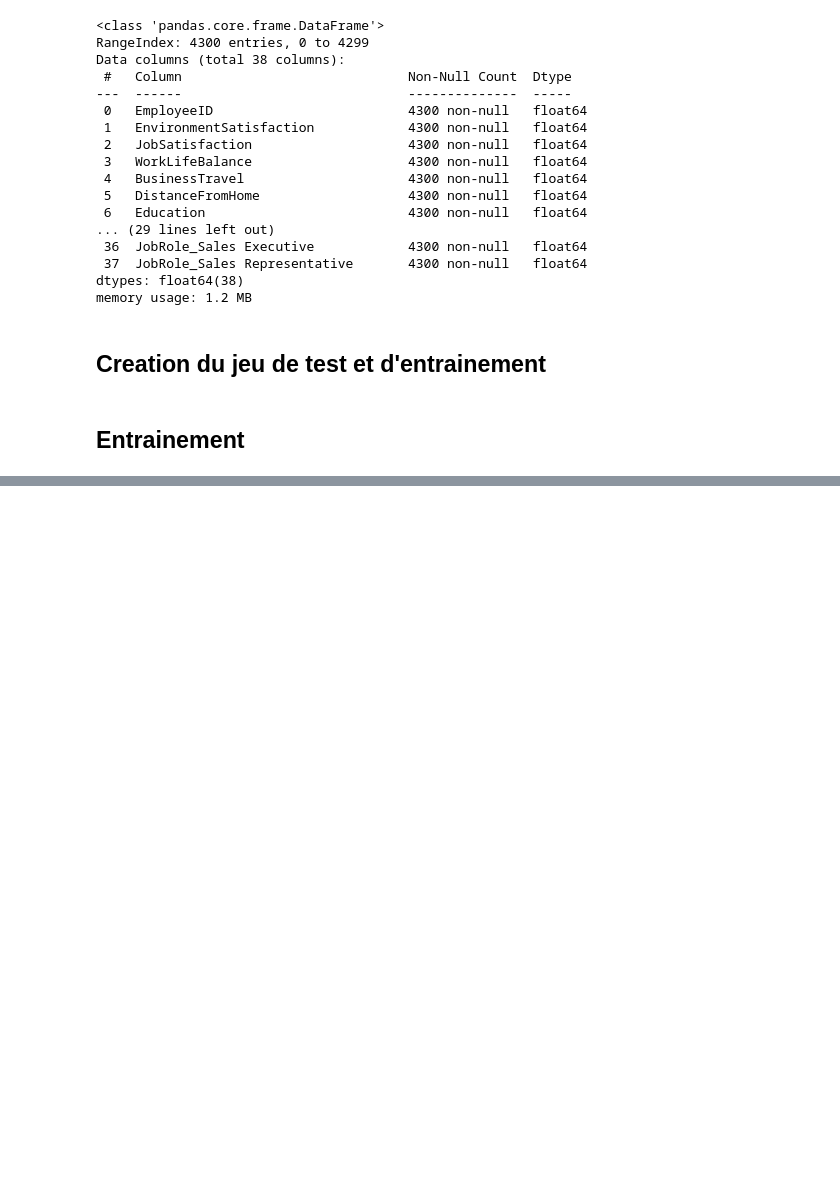
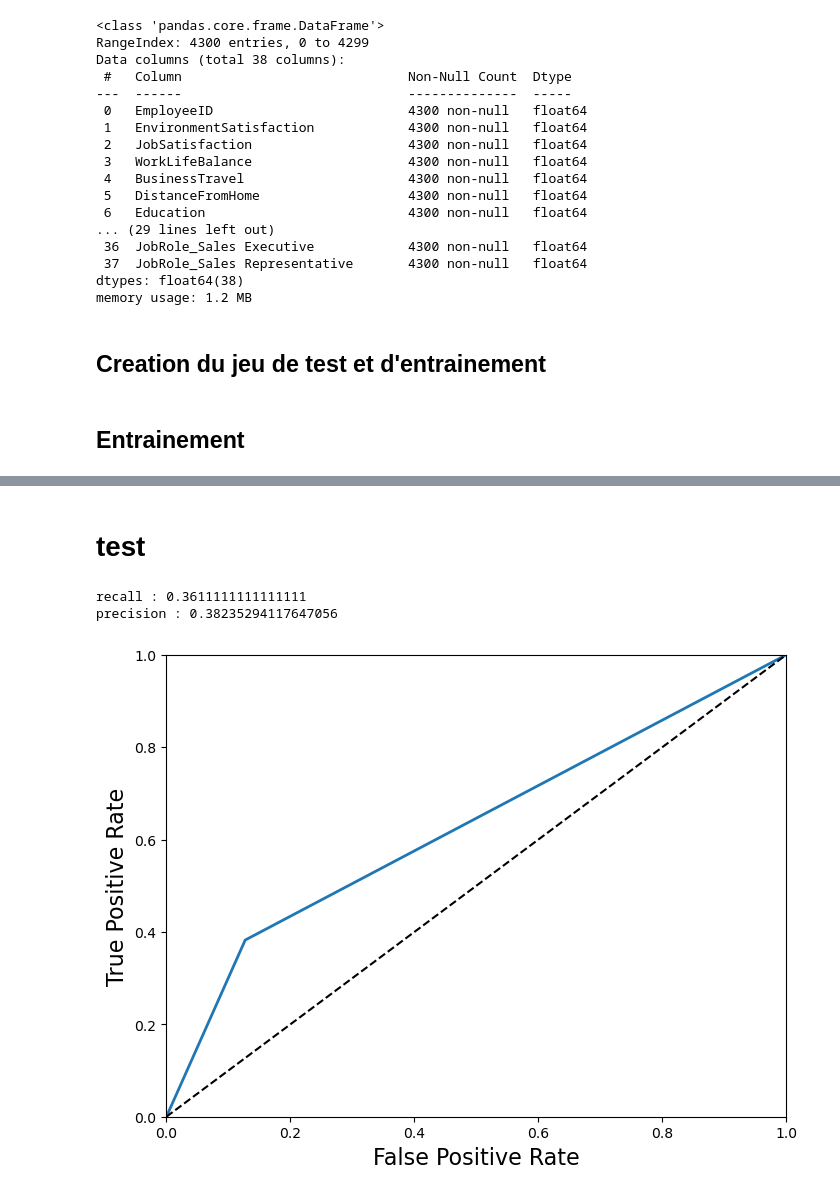
Before and after one commit to R1leMargoulin/Projet_ML_Human4You, a Jupyter notebook: sklearn_perceptron.ipynb, the cells around one changed output, grey strips where cells are left out. Drawn from its saved outputs; the diff is of its cells as text; code cells hidden in the pictures; blank space fills up the shorter version.

```diff
--- a/sklearn_perceptron.ipynb
+++ b/sklearn_perceptron.ipynb
@@ -88,0 +89,22 @@ plt.show()
+# %% [markdown]
+# test
+# %%
+y_test_pred = Perceptron_clf.predict(X_test)
+confusion_matrix(y_test, y_test_pred)
+
+print(f"recall : {precision_score(y_test, y_test_pred)}")
+print(f"precision : {recall_score(y_test, y_test_pred)}")
+
+
+f1_score(y_test, y_test_pred)
+
+fpr, tpr, thresholds = roc_curve(y_test, y_test_pred)
+
+plt.figure(figsize=(8, 6))
+plot_roc_curve(fpr, tpr)
+#save_fig("roc_curve_plot")
+plt.show()
+# %% [output]
+recall : 0.3611111111111111
+precision : 0.38235294117647056
+[figure, added]
```
Also changed, not shown: parts of 3 cells of this notebook, 2 other files.
